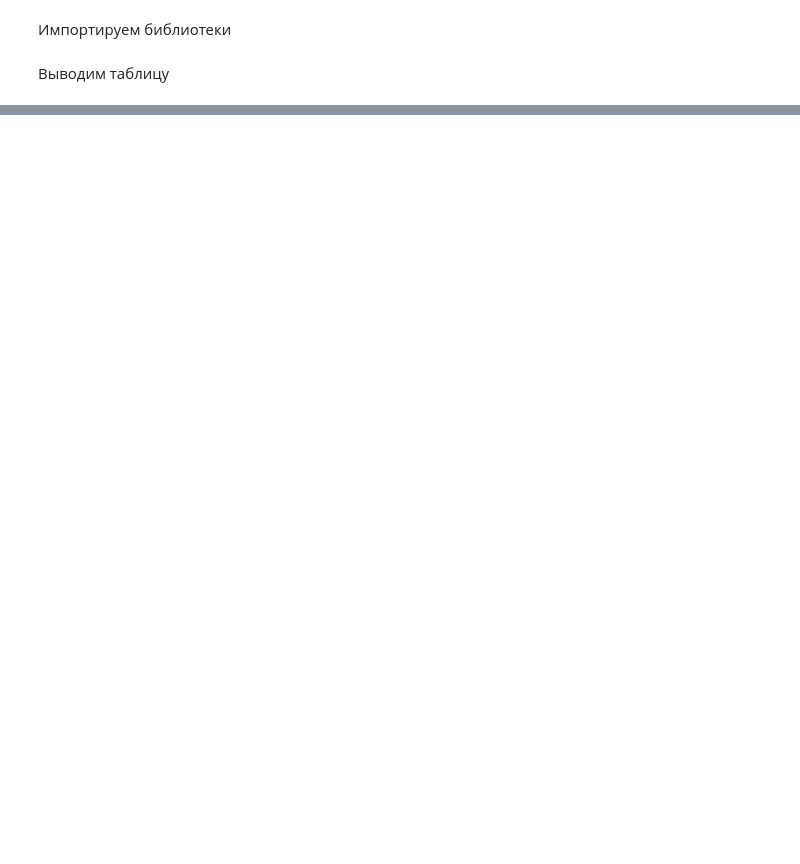
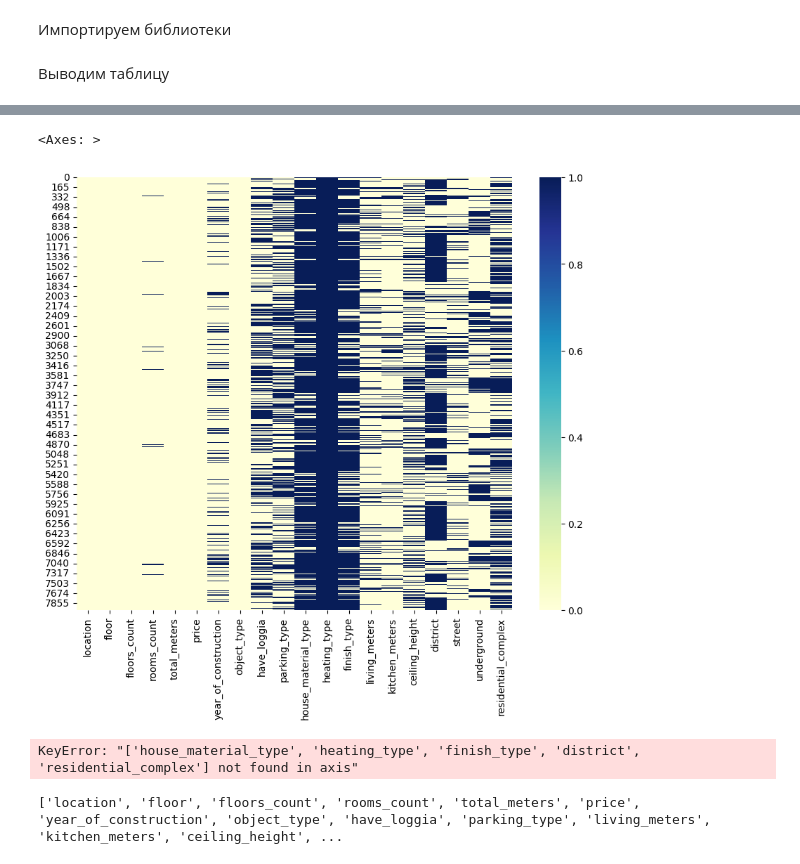
Before and after one commit to Tema13379/cian_progect, a Jupyter notebook: home.ipynb, the cells around one changed output, grey strips where cells are left out. Cells and saved outputs as stored; diff of their text form; code cells hidden in the pictures; blank space fills up the shorter version.

```diff
--- a/home.ipynb
+++ b/home.ipynb
@@ -227,0 +95,5 @@ plt.show()
+# %%
+# "-1" меняем на NaN (нул. знач.)
+df.replace('-1', np.nan, inplace=True)
+
+df.head(10)
@@ -227,0 +140,18 @@ plt.show()
+# %%
+plt.figure(figsize=(10, 8))
+sns.heatmap(df.isnull(), cmap='YlGnBu')
+# %% [output]
+<Axes: >
+[figure, added]
+# %%
+#Удаление колонок и строчек, в которых пропуски
+#Удаление строчек
+df = df.dropna(subset=['rooms_count'])
+#Удаление столбцов
+df.drop(['house_material_type', 'heating_type', 'finish_type', 'district', 'residential_complex'], axis=1,inplace=True)
+# %% [output]
+KeyError: "['house_material_type', 'heating_type', 'finish_type', 'district', 'residential_complex'] not found in axis"
+# %%
+   print(df.columns.tolist())
+# %% [output]
+['location', 'floor', 'floors_count', 'rooms_count', 'total_meters', 'price', 'year_of_construction', 'object_type', 'have_loggia', 'parking_type', 'living_meters', 'kitchen_meters', 'ceiling_height', ...
```
Also changed, not shown: parts of 118 cells of this notebook.
